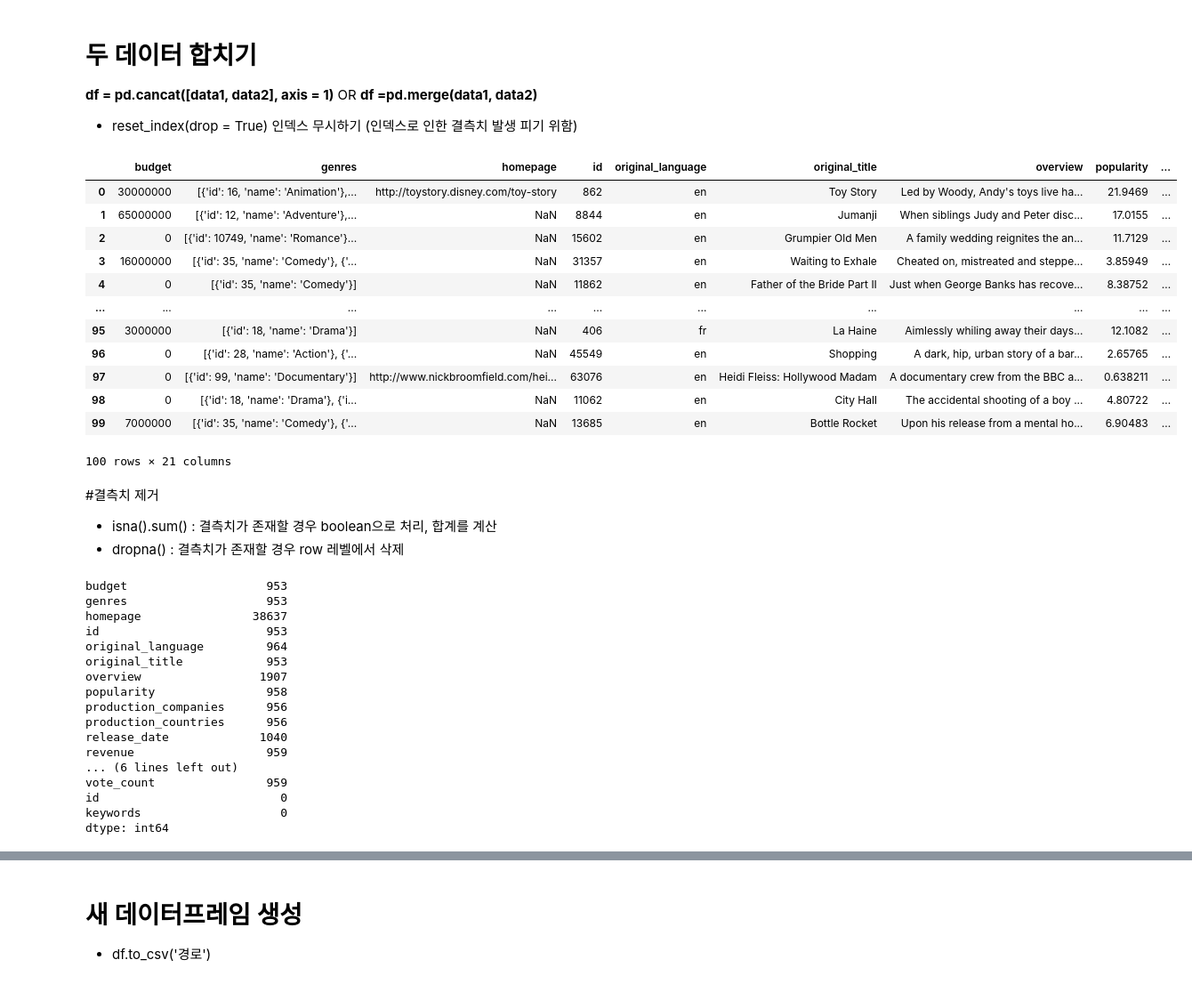
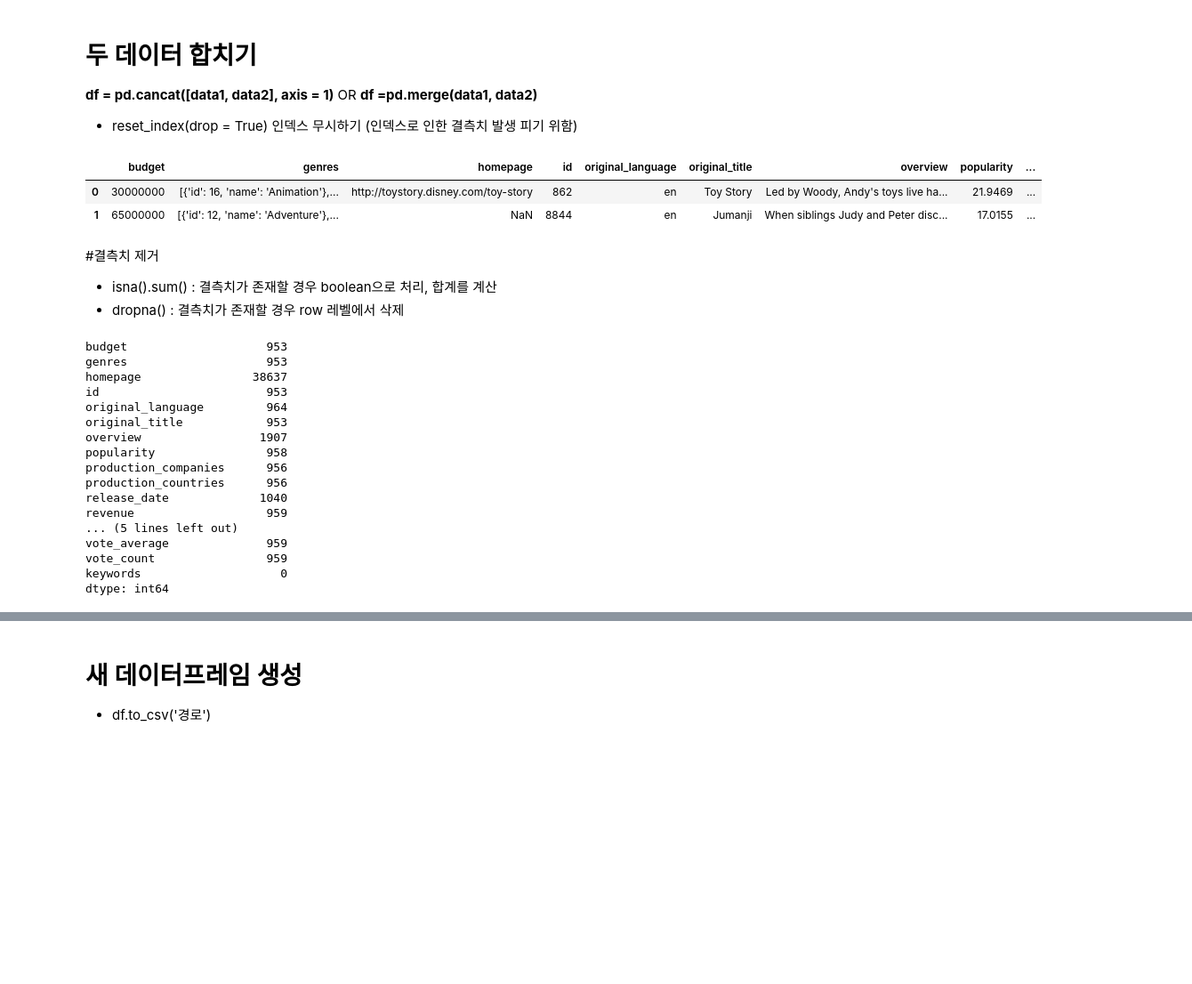
Before and after one commit to dmswl0707/RecomendationSystem_Python, a Jupyter notebook: 01_content_based_filtering_데이터전처리.ipynb, the cells around one changed output, grey strips where cells are left out. Shown at 89% size. Drawn from its saved outputs; the diff is of its cells as text; code cells hidden in the pictures; blank space fills up the shorter version.

```diff
--- a/01_content_based_filtering_데이터전처리.ipynb
+++ b/01_content_based_filtering_데이터전처리.ipynb
@@ -48,3 +51,5 @@ dt.head(5)
 # %%
 data2.head(5)
 #data2.info()
+data2.rename(columns={'id':'id-1'}, inplace = True)
+del data2['id-1']
@@ -62,21 +60,11 @@ data2.head(5)
 - reset_index(drop = True) 인덱스 무시하기 (인덱스로 인한 결측치 발생 피기 위함)
 # %%
 df = pd.concat([dt.reset_index(drop=True), data2.reset_index(drop=True)], axis = 1)
-df.head(100)
+df.head(2)
 # %% [output]
 |  | budget | genres | homepage | id | original_language | original_title | overview | popularity | ... |
 | 0 | 30000000 | [{'id': 16, 'name': 'Animation'},... | http://toystory.disney.com/toy-story | 862 | en | Toy Story | Led by Woody, Andy's toys live ha... | 21.9469 | ... |
 | 1 | 65000000 | [{'id': 12, 'name': 'Adventure'},... | NaN | 8844 | en | Jumanji | When siblings Judy and Peter disc... | 17.0155 | ... |
-| 2 | 0 | [{'id': 10749, 'name': 'Romance'}... | NaN | 15602 | en | Grumpier Old Men | A family wedding reignites the an... | 11.7129 | ... |
-| 3 | 16000000 | [{'id': 35, 'name': 'Comedy'}, {'... | NaN | 31357 | en | Waiting to Exhale | Cheated on, mistreated and steppe... | 3.85949 | ... |
-| 4 | 0 | [{'id': 35, 'name': 'Comedy'}] | NaN | 11862 | en | Father of the Bride Part II | Just when George Banks has recove... | 8.38752 | ... |
-| ... | ... | ... | ... | ... | ... | ... | ... | ... | ... |
-| 95 | 3000000 | [{'id': 18, 'name': 'Drama'}] | NaN | 406 | fr | La Haine | Aimlessly whiling away their days... | 12.1082 | ... |
-| 96 | 0 | [{'id': 28, 'name': 'Action'}, {'... | NaN | 45549 | en | Shopping | A dark, hip, urban story of a bar... | 2.65765 | ... |
-| 97 | 0 | [{'id': 99, 'name': 'Documentary'}] | http://www.nickbroomfield.com/hei... | 63076 | en | Heidi Fleiss: Hollywood Madam | A documentary crew from the BBC a... | 0.638211 | ... |
-| 98 | 0 | [{'id': 18, 'name': 'Drama'}, {'i... | NaN | 11062 | en | City Hall | The accidental shooting of a boy ... | 4.80722 | ... |
-| 99 | 7000000 | [{'id': 35, 'name': 'Comedy'}, {'... | NaN | 13685 | en | Bottle Rocket | Upon his release from a mental ho... | 6.90483 | ... |
-100 rows × 21 columns
 # %% [markdown]
 #결측치 제거
 - isna().sum() : 결측치가 존재할 경우 boolean으로 처리, 합계를 계산
@@ -96,9 +84,9 @@ production_companies      956
 production_countries      956
 release_date             1040
 revenue                   959
-... (6 lines left out)
+... (5 lines left out)
+vote_average              959
 vote_count                959
-id                          0
 keywords                    0
 dtype: int64
 # %%
```
Also changed, not shown: parts of 4 cells of this notebook.
